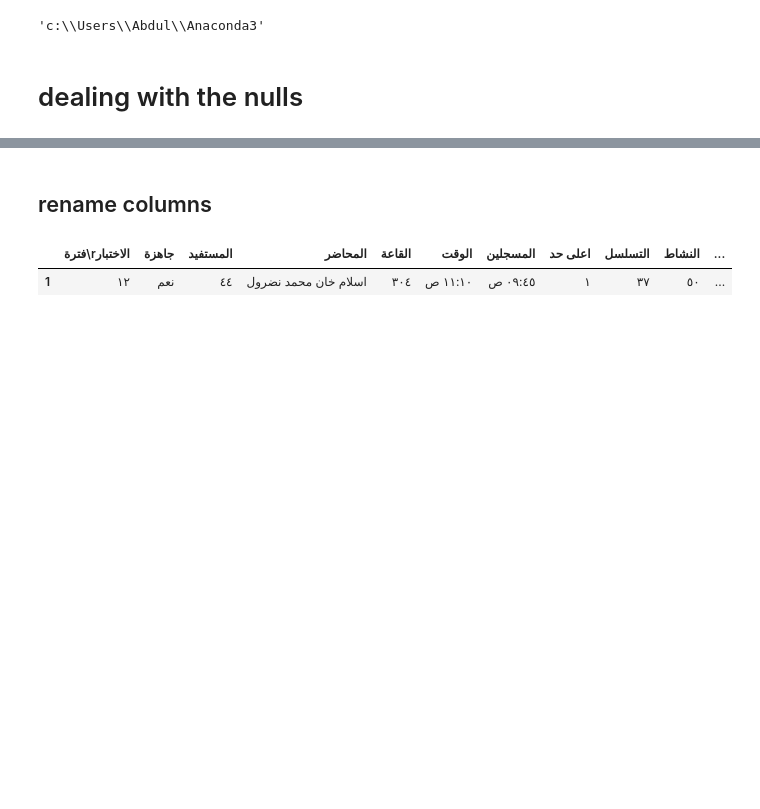
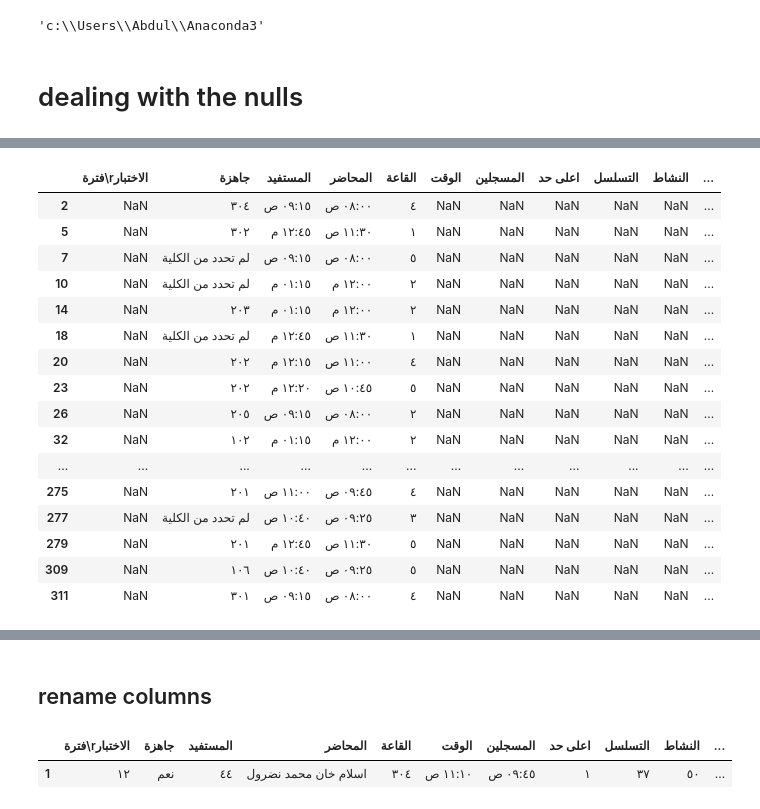
Before and after one commit to Abdulmalik-rebdi/FYP-QU-Chatbot, a Jupyter notebook: Makefile/readpdf.ipynb, the cells around one changed output, grey strips where cells are left out. Saved outputs shown, nothing was run; the diff lists cells and outputs as text; code cells hidden in the pictures; blank space fills up the shorter version.

```diff
--- a/Makefile/readpdf.ipynb
+++ b/Makefile/readpdf.ipynb
@@ -25,3 +41,3 @@ df = pd.read_csv('../data/output.csv')
 # %%
-df.dropna(subset=['Unnamed: 14'] , inplace=True)
+df.dropna(subset=['القاعة'] , inplace=True) # if القاعة is null then delete all row
 # %%
@@ -30,0 +59,20 @@ df.shape
+# %%
+df[df['الوقت'].isna()] #if the الوقت is null then it is the above calss but it has diffrent time
+# %% [output]
+|  | فترة\rالاختبار | جاهزة | المستفيد | المحاضر | القاعة | الوقت | المسجلين | اعلى حد | التسلسل | النشاط | ... |
+| 2 | NaN | ٣٠٤ | ٠٩:١٥ ص | ٠٨:٠٠ ص | ٤ | NaN | NaN | NaN | NaN | NaN | ... |
+| 5 | NaN | ٣٠٢ | ١٢:٤٥ م | ١١:٣٠ ص | ١ | NaN | NaN | NaN | NaN | NaN | ... |
+| 7 | NaN | لم تحدد من الكلية | ٠٩:١٥ ص | ٠٨:٠٠ ص | ٥ | NaN | NaN | NaN | NaN | NaN | ... |
+| 10 | NaN | لم تحدد من الكلية | ٠١:١٥ م | ١٢:٠٠ م | ٢ | NaN | NaN | NaN | NaN | NaN | ... |
+| 14 | NaN | ٢٠٣ | ٠١:١٥ م | ١٢:٠٠ م | ٢ | NaN | NaN | NaN | NaN | NaN | ... |
+| 18 | NaN | لم تحدد من الكلية | ١٢:٤٥ م | ١١:٣٠ ص | ١ | NaN | NaN | NaN | NaN | NaN | ... |
+| 20 | NaN | ٢٠٢ | ١٢:١٥ م | ١١:٠٠ ص | ٤ | NaN | NaN | NaN | NaN | NaN | ... |
+| 23 | NaN | ٢٠٢ | ١٢:٢٠ م | ١٠:٤٥ ص | ٥ | NaN | NaN | NaN | NaN | NaN | ... |
+| 26 | NaN | ٢٠٥ | ٠٩:١٥ ص | ٠٨:٠٠ ص | ٢ | NaN | NaN | NaN | NaN | NaN | ... |
+| 32 | NaN | ١٠٢ | ٠١:١٥ م | ١٢:٠٠ م | ٢ | NaN | NaN | NaN | NaN | NaN | ... |
+| ... | ... | ... | ... | ... | ... | ... | ... | ... | ... | ... | ... |
+| 275 | NaN | ٢٠١ | ١١:٠٠ ص | ٠٩:٤٥ ص | ٤ | NaN | NaN | NaN | NaN | NaN | ... |
+| 277 | NaN | لم تحدد من الكلية | ١٠:٤٠ ص | ٠٩:٢٥ ص | ٣ | NaN | NaN | NaN | NaN | NaN | ... |
+| 279 | NaN | ٢٠١ | ١٢:٤٥ م | ١١:٣٠ ص | ٥ | NaN | NaN | NaN | NaN | NaN | ... |
+| 309 | NaN | ١٠٦ | ١٠:٤٠ ص | ٠٩:٢٥ ص | ٥ | NaN | NaN | NaN | NaN | NaN | ... |
+| 311 | NaN | ٣٠١ | ٠٩:١٥ ص | ٠٨:٠٠ ص | ٤ | NaN | NaN | NaN | NaN | NaN | ... |
```
Also changed, not shown: parts of 35 cells of this notebook.
